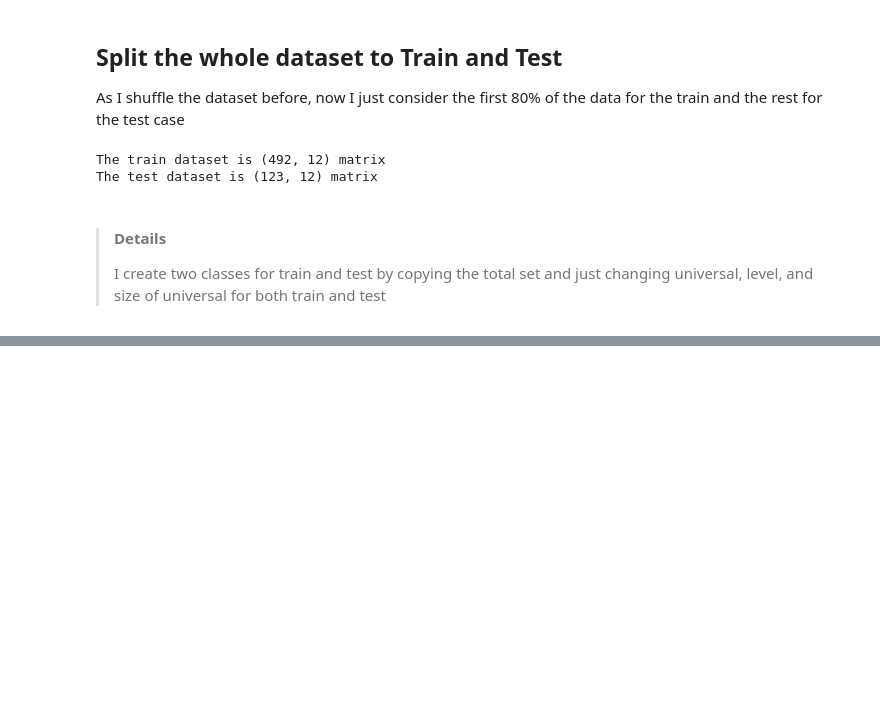
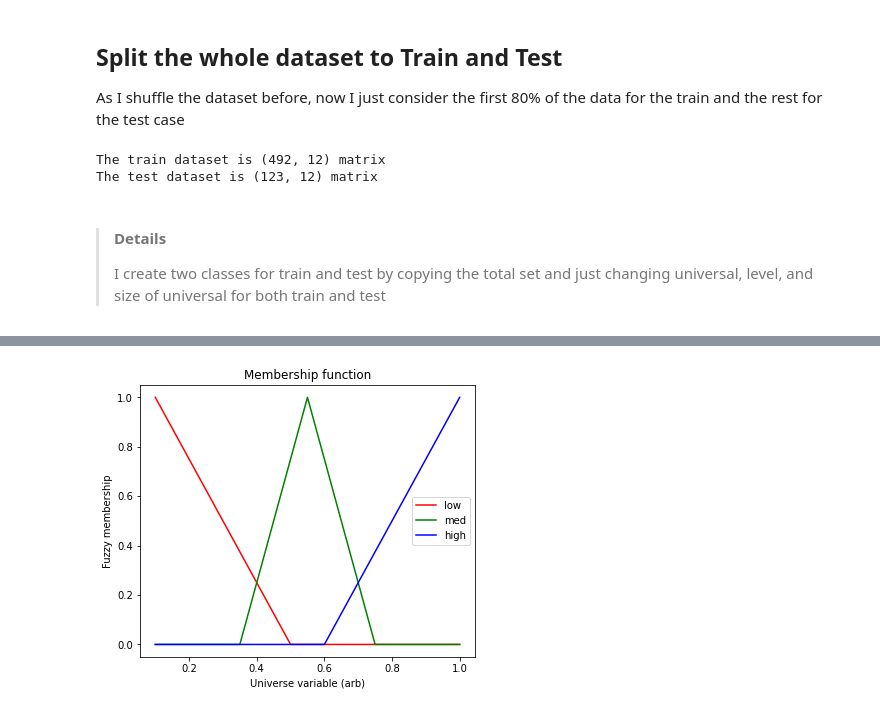
Before and after one commit to hsmmi/fuzzy-rule-base, a Jupyter notebook: fuzzy_proj4.ipynb, the cells around one changed output, grey strips where cells are left out. Cells and saved outputs as stored; diff of their text form; code cells hidden in the pictures; blank space fills up the shorter version.

```diff
--- a/fuzzy_proj4.ipynb
+++ b/fuzzy_proj4.ipynb
@@ -130,0 +144,17 @@ just changing universal, level, and size of universal for both train and test
+# %%
+class RuleBase():
+    def __init__(self, number_of_feature: int, min_feature, max_feature):
+        self.number_of_feature = number_of_feature
+        self.feature_range = np.arange(min_feature, max_feature + 0.01, 0.01)
+        self.min_feature = min_feature
+        self.max_feature = max_feature
+        self.mid_feature = (max_feature + min_feature) / 2
+        self.width = None
+        self.membership = {'low': None, 'med': None, 'high': None}
+        self.rules = []
+        self.number_of_rule = None
+
+
+rule_base = RuleBase(
+    uni_train.number_of_feature,
+    uni_total.min_value, uni_train.max_value)
@@ -130,0 +169,47 @@ just changing universal, level, and size of universal for both train and test
+# %%
+def create_linguistic_variables(
+        rule_base: RuleBase, width: int = 0.4,
+        plot: bool = False, save: bool = False):
+    rule_base.width = width
+
+    rule_base.membership['low'] = fuzz.trimf(
+        rule_base.feature_range,
+        [rule_base.min_feature, rule_base.min_feature,
+            rule_base.min_feature + width])
+
+    rule_base.membership['med'] = fuzz.trimf(
+        rule_base.feature_range,
+        [rule_base.mid_feature - width/2, rule_base.mid_feature,
+            rule_base.mid_feature + width/2])
+
+    rule_base.membership['high'] = fuzz.trimf(
+        rule_base.feature_range,
+        [rule_base.max_feature - width, rule_base.max_feature,
+            rule_base.max_feature])
+
+    if(plot is True or save is True):
+        plt.figure(figsize=(6, 5))
+        plt.plot(
+            rule_base.feature_range, rule_base.membership['low'],
+            'r', label='low')
+
+        plt.plot(
+            rule_base.feature_range, rule_base.membership['med'],
+            'g', label='med')
+
+        plt.plot(
+            rule_base.feature_range, rule_base.membership['high'],
+            'b', label='high')
+        plt.ylabel('Fuzzy membership')
+        plt.xlabel('Universe variable (arb)')
+        plt.title('Membership function')
+        plt.legend()
+        if(save):
+            plt.savefig('report/Membership-function.png')
+        if(plot):
+            plt.show()
+
+
+create_linguistic_variables(rule_base, 0.4, True)
+# %% [output]
+[figure, added]
```
Also changed, not shown: parts of 24 cells of this notebook, 5 other files.
